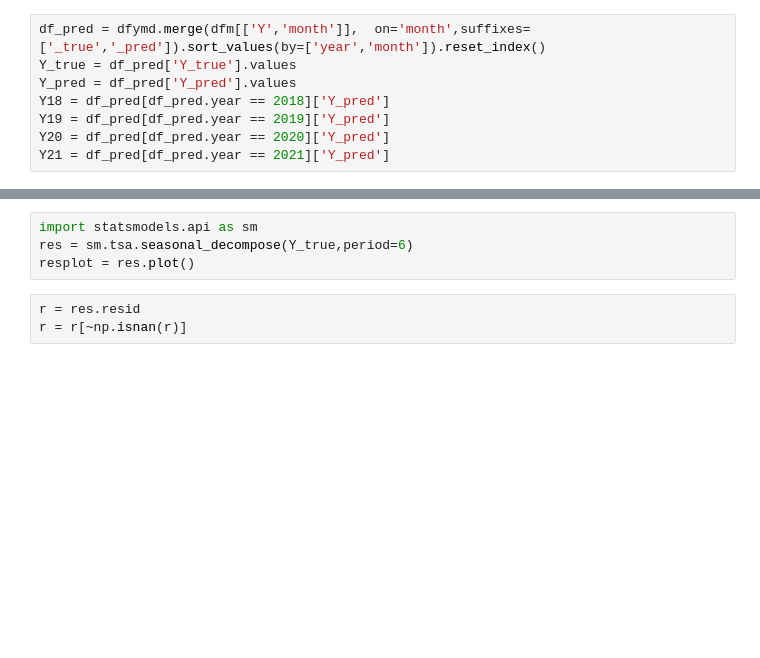
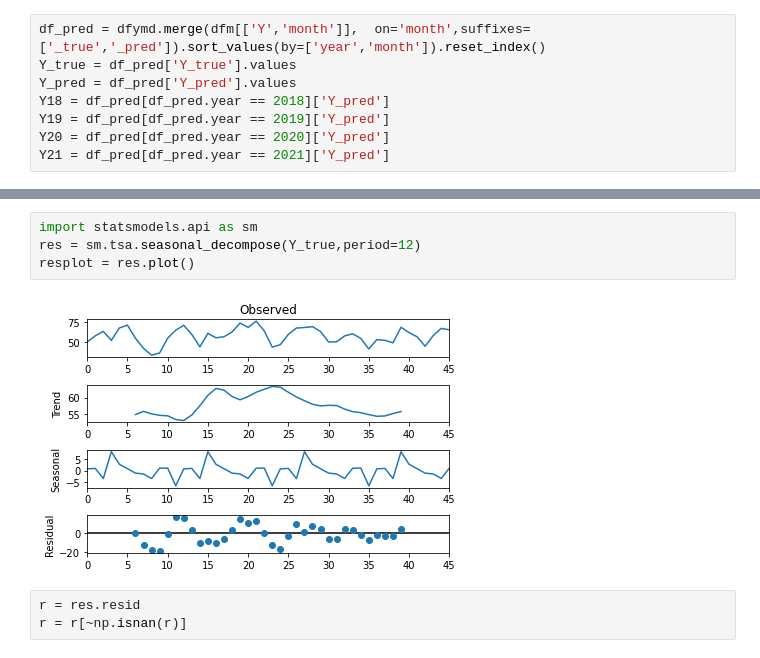
Before and after one commit to iwasnothing/ts-prediction-rsi, a Jupyter notebook: season.ipynb, the cells around one changed output, grey strips where cells are left out. Drawn from its saved outputs; the diff is of its cells as text; blank space fills up the shorter version.

```diff
--- a/season.ipynb
+++ b/season.ipynb
@@ -149,7 +203,9 @@ len(df[df.year == 2020])
 # %%
 import statsmodels.api as sm
-res = sm.tsa.seasonal_decompose(Y_true,period=6)
+res = sm.tsa.seasonal_decompose(Y_true,period=12)
 resplot = res.plot()
+# %% [output]
+[figure, added]
 # %%
 r = res.resid
 r = r[~np.isnan(r)]
```
Also changed, not shown: parts of 19 cells of this notebook, 9 other files.
